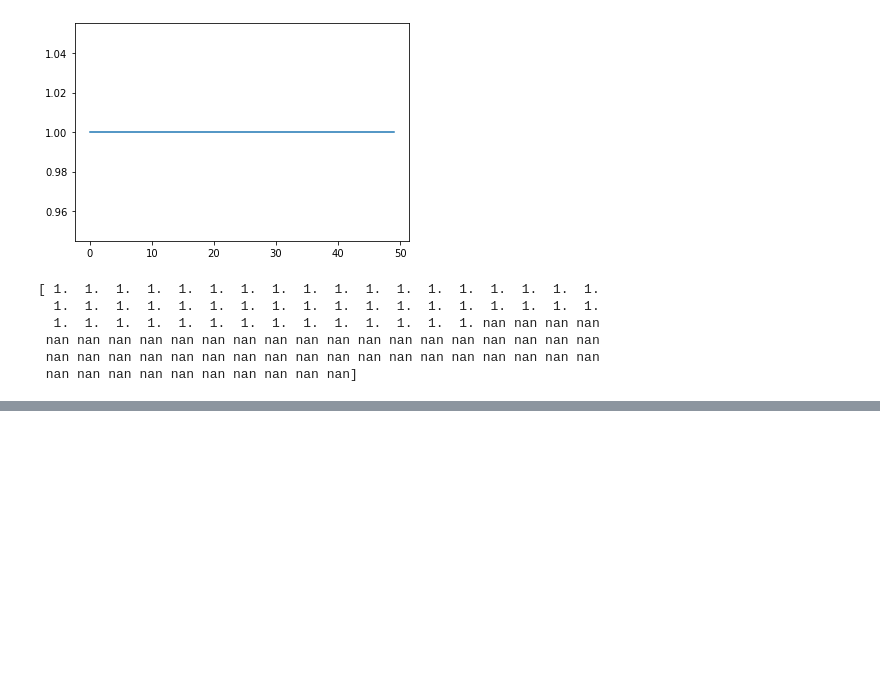
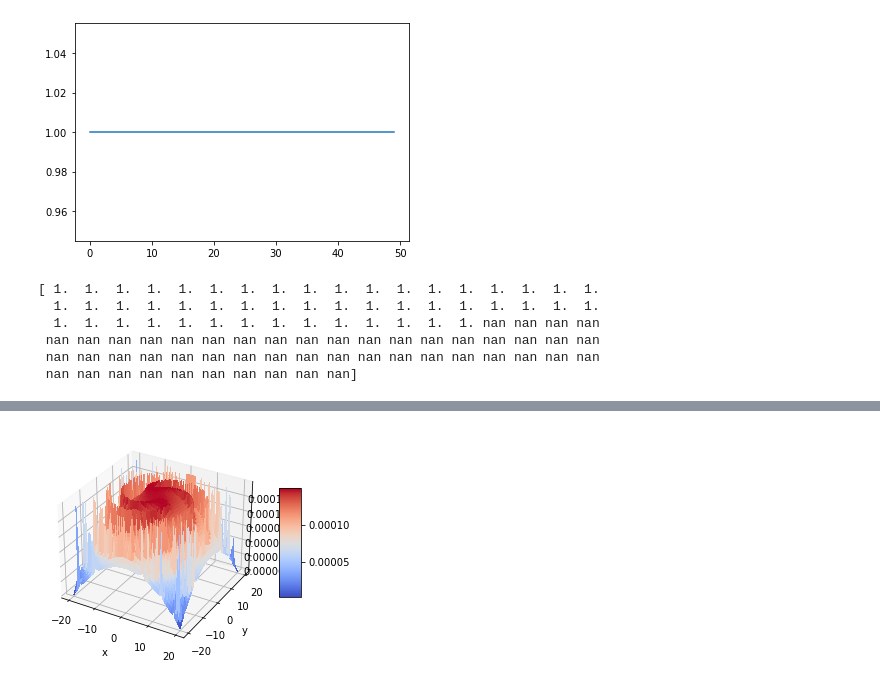
Before and after one commit to zwei21/matlab2py, a Jupyter notebook: plaground.ipynb, the cells around one changed output, grey strips where cells are left out. Drawn from its saved outputs; the diff is of its cells as text; code cells hidden in the pictures; blank space fills up the shorter version.

Commit message:
spirals symbolic done

```diff
--- a/plaground.ipynb
+++ b/plaground.ipynb
@@ -255,0 +593,4 @@ print(a)
+# %%
+x_spy, y_spy, potential_spy, potential_func = generate_potential_2d_spirals_symbolic(IN_n_states=[100,100],IN_number_of_branches=2,flag_visualize=True)
+# %% [output]
+[figure, added]
```
Also changed, not shown: parts of 41 cells of this notebook, 1 other file.
